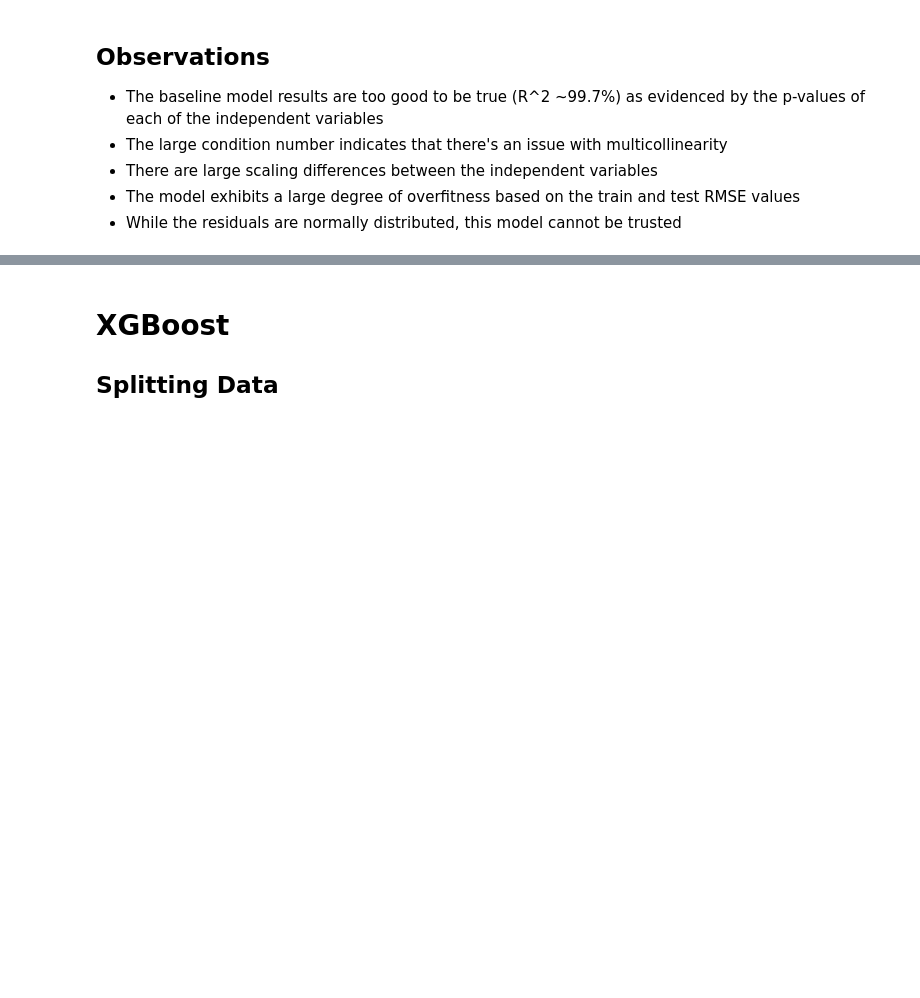
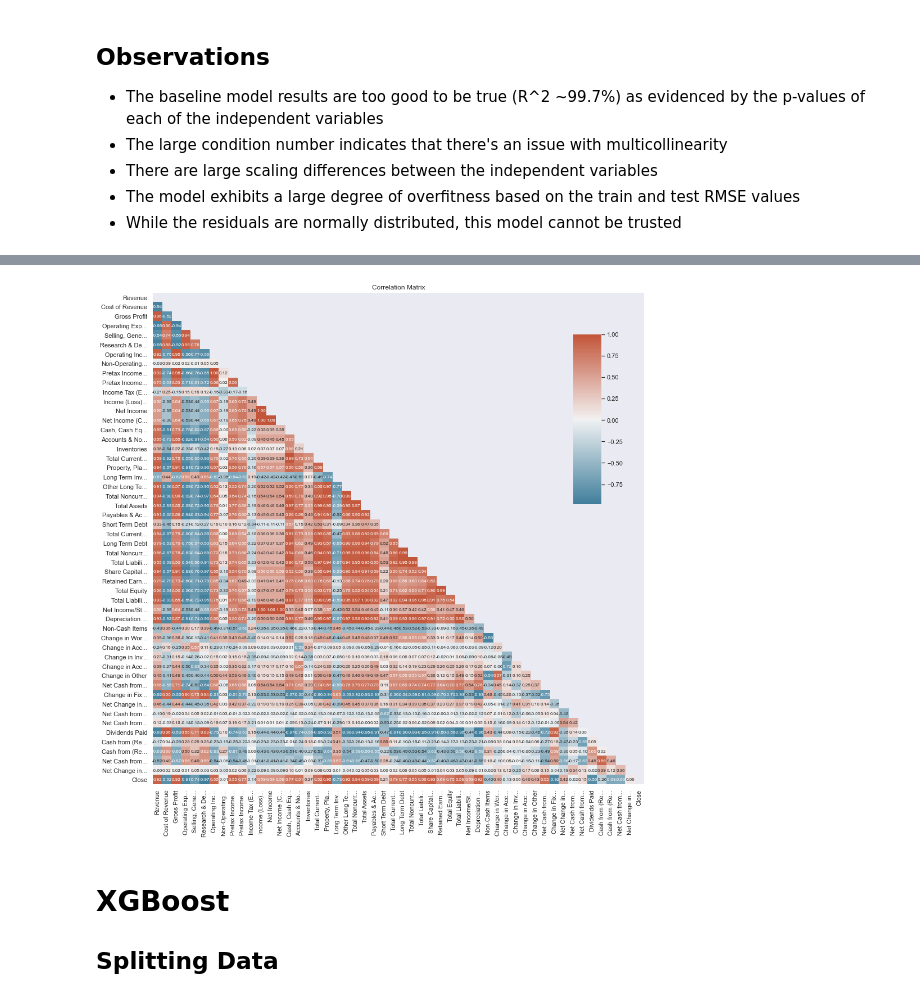
Before and after one commit to tjkyner/stock-kpis, a Jupyter notebook: notebooks/modeling.ipynb, the cells around one changed output, grey strips where cells are left out. Saved outputs shown, nothing was run; the diff lists cells and outputs as text; code cells hidden in the pictures; blank space fills up the shorter version.

Commit message:
correlation matrix

```diff
--- a/notebooks/modeling.ipynb
+++ b/notebooks/modeling.ipynb
@@ -190,0 +195,4 @@ qqplot(baseline);
+# %%
+df_temp = df.copy()
+df_temp.columns = [col[:13]+'...' if len(col) > 15 else col for col in df.columns]
+df_temp.columns
@@ -191,3 +218,17 @@ qqplot(baseline);
+# %%
+fig, ax = plt.subplots(figsize=(14, 14))
+cbar_ax = fig.add_axes([0.85, 0.6, 0.05, 0.3])
+ax.set_title('Correlation Matrix')
+
+mask = np.triu(np.ones_like(df.corr()))
+cmap = sns.diverging_palette(230, 20, as_cmap=True)
+
+sns.heatmap(df_temp.corr(), ax=ax, mask=mask, annot=True, fmt='.2f',
+            annot_kws={'fontsize': 8}, square=True, cmap=cmap,
+            cbar_ax=cbar_ax)
+plt.tight_layout()
+# %% [output]
+[figure, added]
 # %% [markdown]
 # XGBoost
 ## Splitting Data
```
Also changed, not shown: parts of 2 cells of this notebook.
